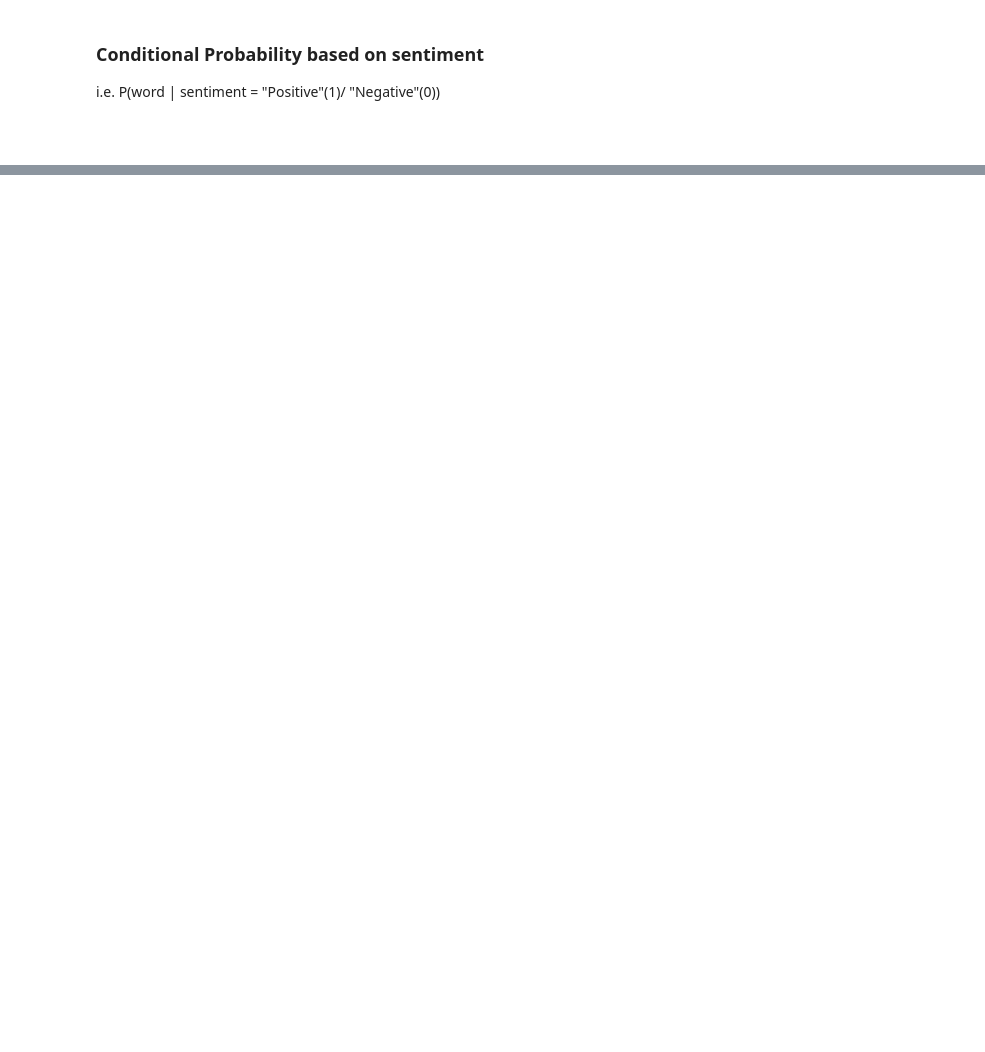
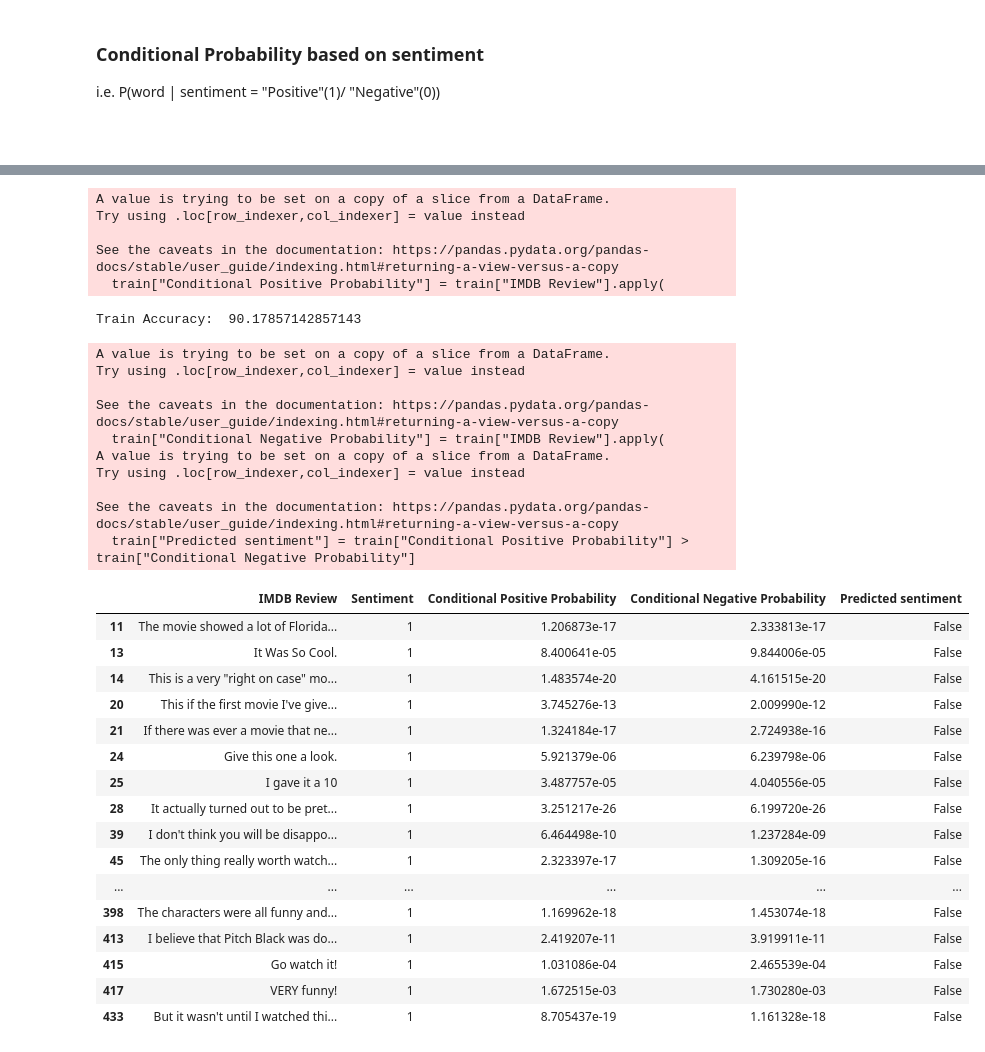
Before and after one commit to VighneshS/sentiment_prediction, a Jupyter notebook: sentiment_prediction.ipynb, the cells around one changed output, grey strips where cells are left out. Cells and saved outputs as stored; diff of their text form; code cells hidden in the pictures; blank space fills up the shorter version.

Commit message:
Completed testing and accuracy measure. Also added +1 Smoothening method 😴🥱

```diff
--- a/sentiment_prediction.ipynb
+++ b/sentiment_prediction.ipynb
@@ -203,0 +224,3 @@ negative_word_probability
+# %%
+probability_of_negative_sentiments = total_negative_words / total_sentiments
+probability_of_negative_sentiments
@@ -203,0 +229,3 @@ negative_word_probability
+# %%
+vocabulary['Negative Sentiments Probability'] = vocabulary['Negative Sentiment Count'].div(total_negative_words)
+vocabulary
@@ -203,0 +246,20 @@ negative_word_probability
+# %%
+def get_probabilities(review: str, sentiment: bool, smoothening: bool):
+    prob = 1
+    column_name = 'Positive Sentiments Probability' if sentiment else 'Negative Sentiments Probability'
+    individual_prob = 0 if not smoothening else 1 / (probability_of_positive_sentiments if sentiment else probability_of_negative_sentiments)
+    for word in split_words(review):
+        if word in vocabulary.values:
+            individual_prob = vocabulary[vocabulary['Word'] == word].iloc[0][column_name]
+        prob *= 0 if math.isnan(individual_prob) else individual_prob
+    return prob * (probability_of_positive_sentiments if sentiment else probability_of_negative_sentiments)
+# %%
+train["Conditional Positive Probability"] = train["IMDB Review"].apply(
+    lambda review: get_probabilities(review, True, False))
+train["Conditional Negative Probability"] = train["IMDB Review"].apply(
+    lambda review: get_probabilities(review, False, False))
+train["Predicted sentiment"] = train["Conditional Positive Probability"] > train["Conditional Negative Probability"]
+print("Train Accuracy: ",
+      train.loc[train["Predicted sentiment"] == train["Sentiment"]].count(axis=0)['Sentiment'] * 100 /
+      train.count(axis=0)['Sentiment'])
+train.loc[train["Predicted sentiment"] != train["Sentiment"]]
@@ -203,0 +388,44 @@ negative_word_probability
+# %%
+train["Conditional Positive Probability"] = train["IMDB Review"].apply(
+    lambda review: get_probabilities(review, True, True))
+train["Conditional Negative Probability"] = train["IMDB Review"].apply(
+    lambda review: get_probabilities(review, False, True))
+train["Predicted sentiment"] = train["Conditional Positive Probability"] > train["Conditional Negative Probability"]
+print("Train Accuracy: ",
+      train.loc[train["Predicted sentiment"] == train["Sentiment"]].count(axis=0)['Sentiment'] * 100 /
+      train.count(axis=0)['Sentiment'])
+train.loc[train["Predicted sentiment"] != train["Sentiment"]]
+# %% [output]
+A value is trying to be set on a copy of a slice from a DataFrame.
+Try using .loc[row_indexer,col_indexer] = value instead
+
+See the caveats in the documentation: https://pandas.pydata.org/pandas-docs/stable/user_guide/indexing.html#returning-a-view-versus-a-copy
+  train["Conditional Positive Probability"] = train["IMDB Review"].apply(
+Train Accuracy:  90.17857142857143
+A value is trying to be set on a copy of a slice from a DataFrame.
+Try using .loc[row_indexer,col_indexer] = value instead
+
+See the caveats in the documentation: https://pandas.pydata.org/pandas-docs/stable/user_guide/indexing.html#returning-a-view-versus-a-copy
+  train["Conditional Negative Probability"] = train["IMDB Review"].apply(
+A value is trying to be set on a copy of a slice from a DataFrame.
+Try using .loc[row_indexer,col_indexer] = value instead
+
+See the caveats in the documentation: https://pandas.pydata.org/pandas-docs/stable/user_guide/indexing.html#returning-a-view-versus-a-copy
+  train["Predicted sentiment"] = train["Conditional Positive Probability"] > train["Conditional Negative Probability"]
+|  | IMDB Review | Sentiment | Conditional Positive Probability | Conditional Negative Probability | Predicted sentiment |
+| 11 | The movie showed a lot of Florida... | 1 | 1.206873e-17 | 2.333813e-17 | False |
+| 13 | It Was So Cool. | 1 | 8.400641e-05 | 9.844006e-05 | False |
+| 14 | This is a very "right on case" mo... | 1 | 1.483574e-20 | 4.161515e-20 | False |
+| 20 | This if the first movie I've give... | 1 | 3.745276e-13 | 2.009990e-12 | False |
+| 21 | If there was ever a movie that ne... | 1 | 1.324184e-17 | 2.724938e-16 | False |
+| 24 | Give this one a look. | 1 | 5.921379e-06 | 6.239798e-06 | False |
+| 25 | I gave it a 10 | 1 | 3.487757e-05 | 4.040556e-05 | False |
+| 28 | It actually turned out to be pret... | 1 | 3.251217e-26 | 6.199720e-26 | False |
+| 39 | I don't think you will be disappo... | 1 | 6.464498e-10 | 1.237284e-09 | False |
+| 45 | The only thing really worth watch... | 1 | 2.323397e-17 | 1.309205e-16 | False |
+| ... | ... | ... | ... | ... | ... |
+| 398 | The characters were all funny and... | 1 | 1.169962e-18 | 1.453074e-18 | False |
+| 413 | I believe that Pitch Black was do... | 1 | 2.419207e-11 | 3.919911e-11 | False |
+| 415 | Go watch it! | 1 | 1.031086e-04 | 2.465539e-04 | False |
+| 417 | VERY funny! | 1 | 1.672515e-03 | 1.730280e-03 | False |
+| 433 | But it wasn't until I watched thi... | 1 | 8.705437e-19 | 1.161328e-18 | False |
```
Also changed, not shown: parts of 31 cells of this notebook.
